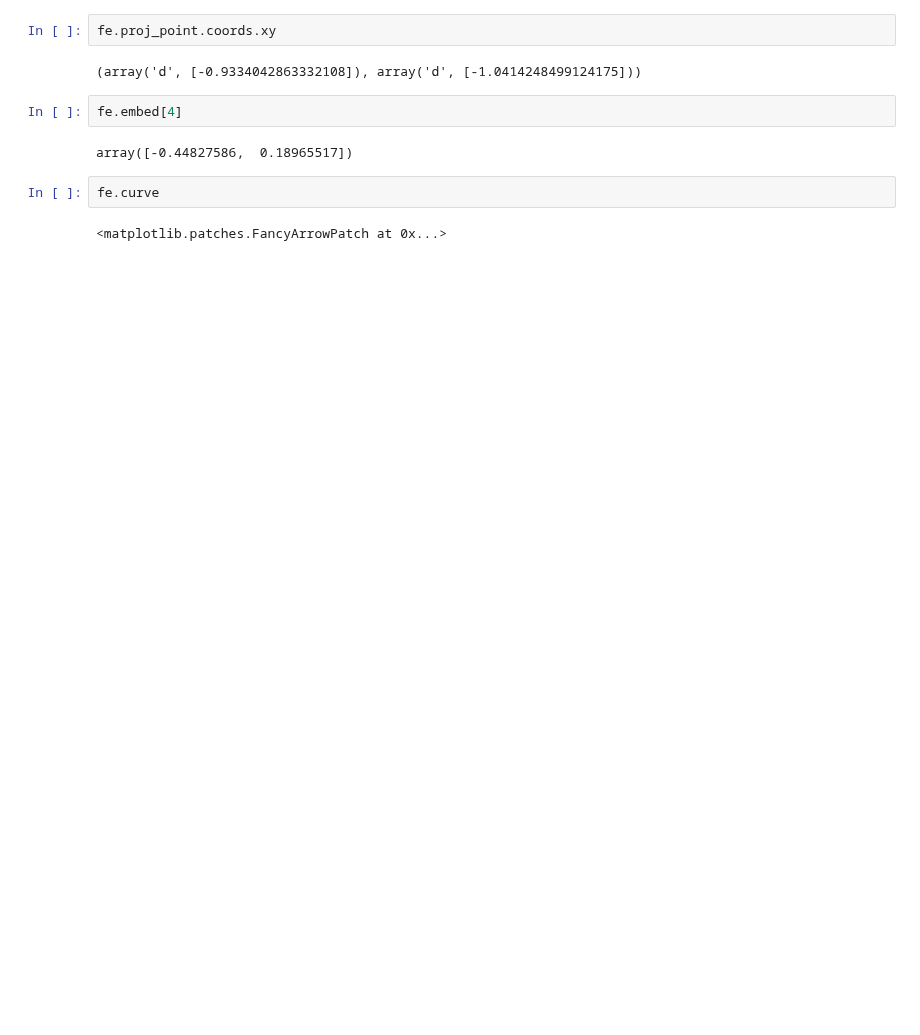
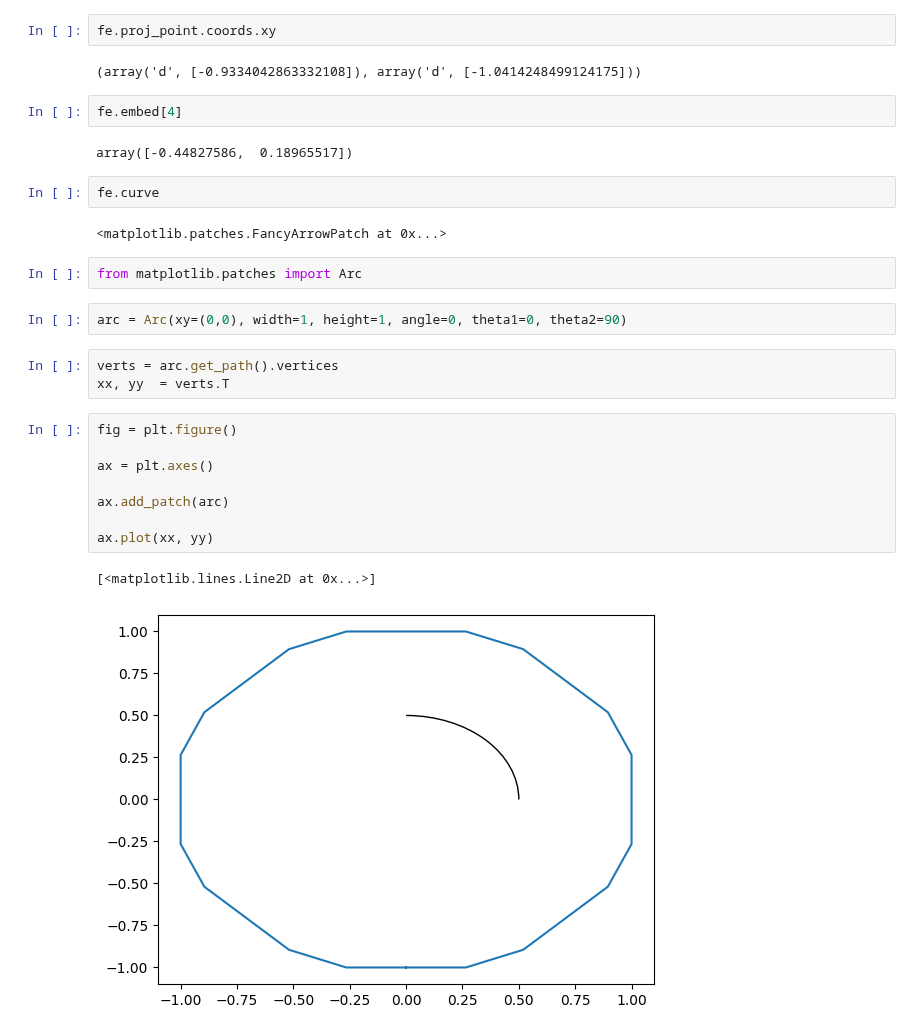
Before and after one commit to juliet29/bisht2022, a Jupyter notebook: test22_four_comp_curves.ipynb, the cells around one changed output. Cells and saved outputs as stored; diff of their text form; blank space fills up the shorter version.

```diff
--- a/test22_four_comp_curves.ipynb
+++ b/test22_four_comp_curves.ipynb
@@ -64,6 +64,24 @@ array([-0.44827586,  0.18965517])
 fe.curve
 # %% [output]
 <matplotlib.patches.FancyArrowPatch at 0x...>
+# %%
+from matplotlib.patches import Arc
+# %%
+arc = Arc(xy=(0,0), width=1, height=1, angle=0, theta1=0, theta2=90)
+# %%
+verts = arc.get_path().vertices
+xx, yy  = verts.T
+# %%
+fig = plt.figure()
+
+ax = plt.axes()
+
+ax.add_patch(arc)
+
+ax.plot(xx, yy)
+# %% [output]
+[<matplotlib.lines.Line2D at 0x...>]
+[figure, added]
 # %%
 fig = plt.figure()
 
```
Also changed, not shown: parts of 4 cells of this notebook, 4 other files.
